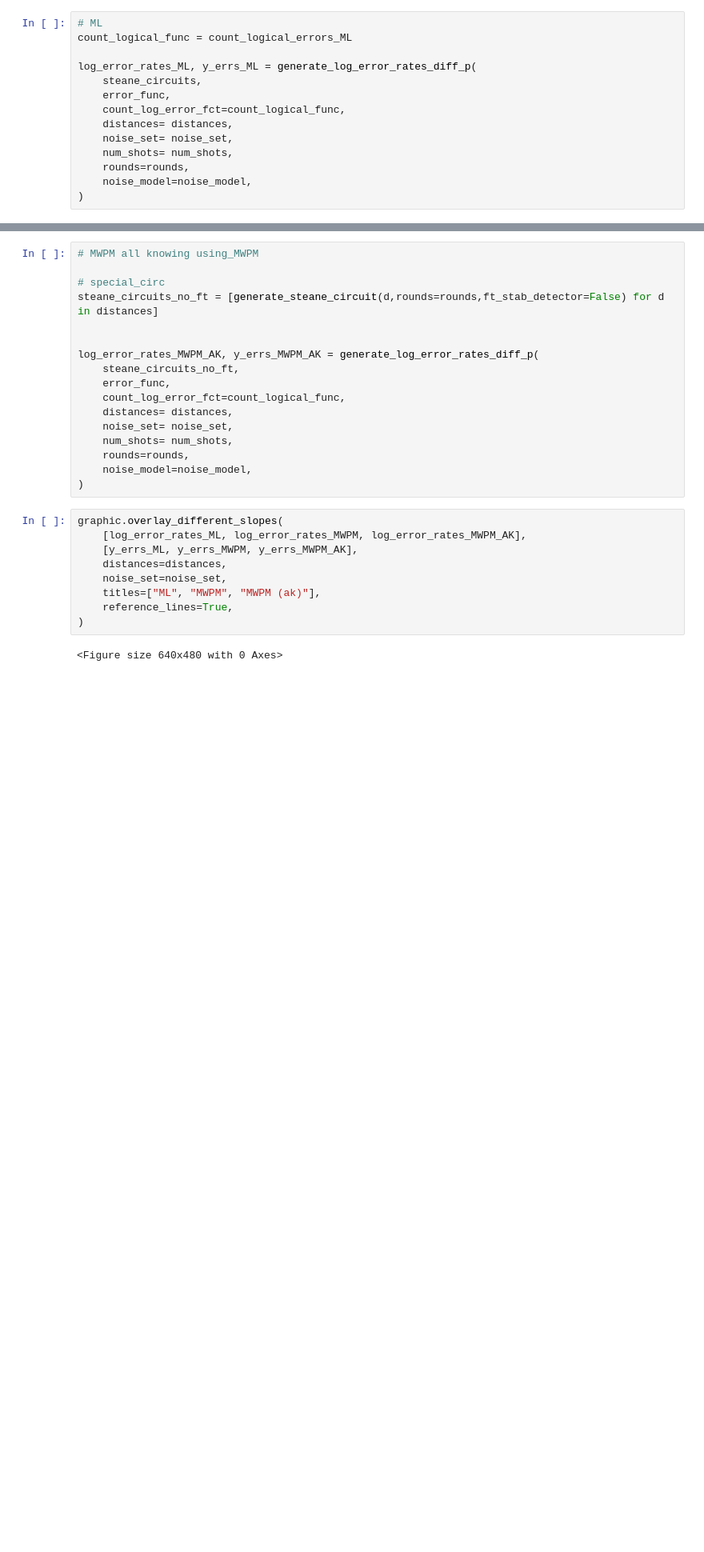
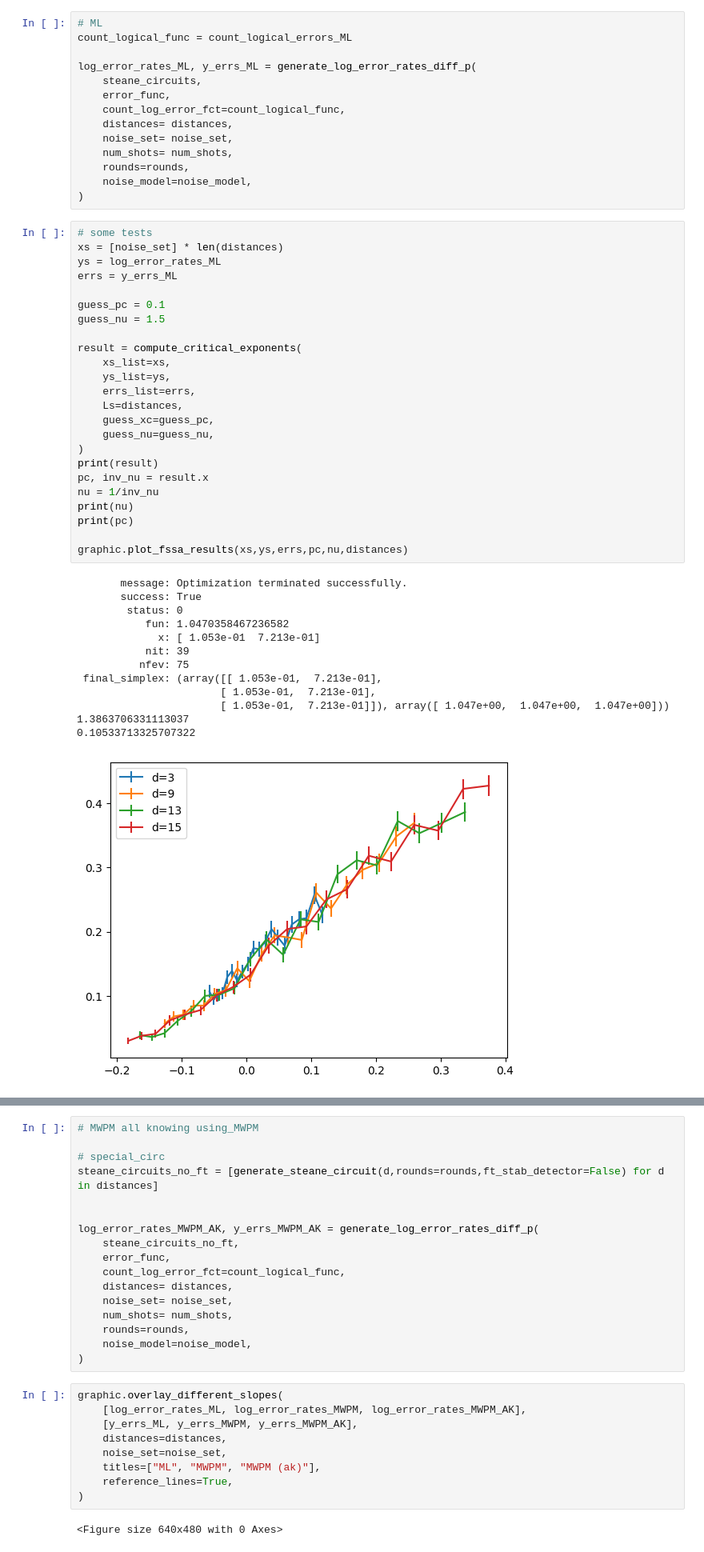
Before and after one commit to leonardlux/MasterArbeit, a Jupyter notebook: code/new_start/results_basic.ipynb, the cells around one changed output, grey strips where cells are left out. Shown at 80% size. Cells and saved outputs as stored; diff of their text form; blank space fills up the shorter version.

```diff
--- a/code/new_start/results_basic.ipynb
+++ b/code/new_start/results_basic.ipynb
@@ -50,3 +104,41 @@ log_error_rates_ML, y_errs_ML = generate_log_error_rates_diff_p(
     rounds=rounds,
     noise_model=noise_model,
 )
+# %%
+# some tests
+xs = [noise_set] * len(distances)
+ys = log_error_rates_ML
+errs = y_errs_ML
+
+guess_pc = 0.1
+guess_nu = 1.5
+
+result = compute_critical_exponents(
+    xs_list=xs,
+    ys_list=ys,
+    errs_list=errs,
+    Ls=distances,
+    guess_xc=guess_pc,
+    guess_nu=guess_nu,
+)
+print(result)
+pc, inv_nu = result.x
+nu = 1/inv_nu
+print(nu)
+print(pc)
+
+graphic.plot_fssa_results(xs,ys,errs,pc,nu,distances)
+# %% [output]
+       message: Optimization terminated successfully.
+       success: True
+        status: 0
+           fun: 1.0470358467236582
+             x: [ 1.053e-01  7.213e-01]
+           nit: 39
+          nfev: 75
+ final_simplex: (array([[ 1.053e-01,  7.213e-01],
+                       [ 1.053e-01,  7.213e-01],
+                       [ 1.053e-01,  7.213e-01]]), array([ 1.047e+00,  1.047e+00,  1.047e+00]))
+1.3863706331113037
+0.10533713325707322
+[figure, added]
```
Also changed, not shown: parts of 7 cells of this notebook, 3 other files.
